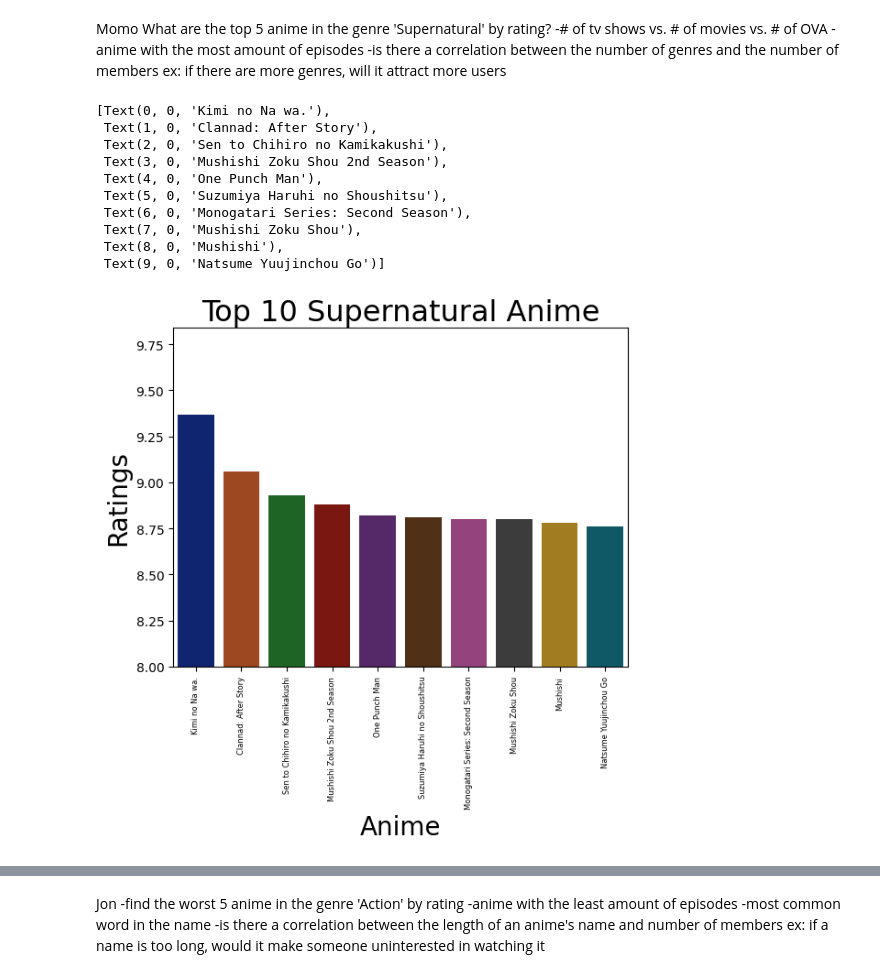
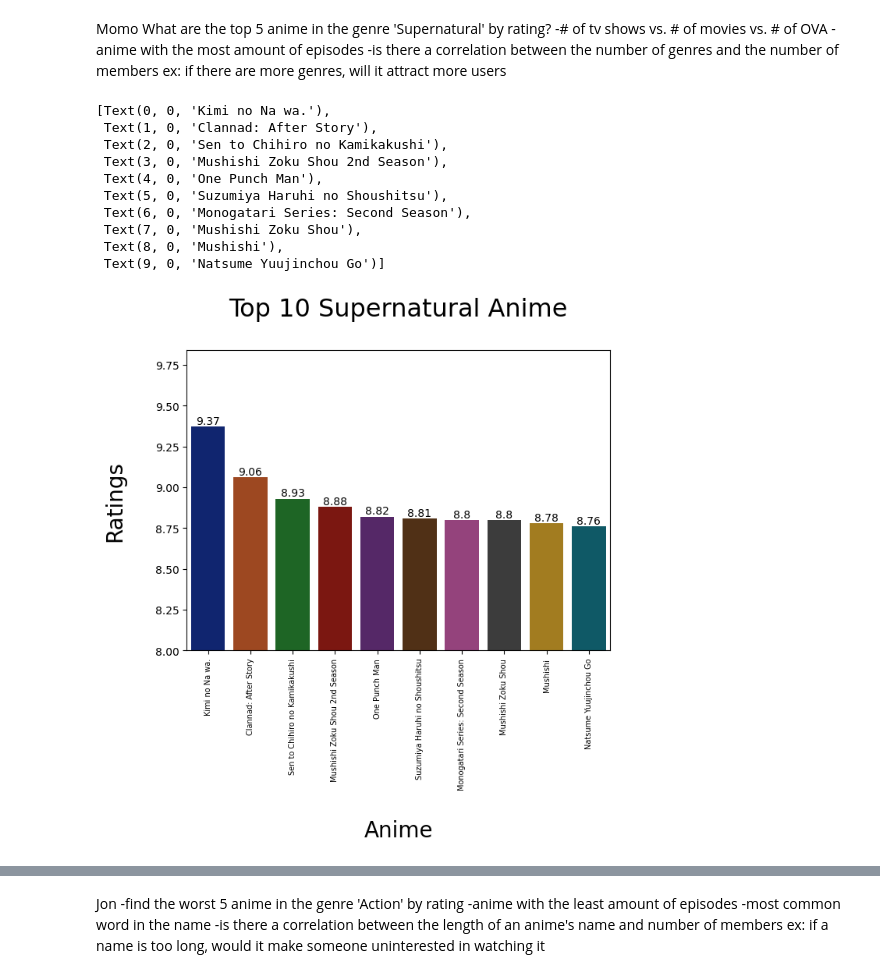
Before and after one commit to RizingTide/Anime-Recommender-Project, a Jupyter notebook: Anime Project 1.ipynb, the cells around one changed output, grey strips where cells are left out. Cells and saved outputs as stored; diff of their text form; code cells hidden in the pictures.

Commit message:
Added Insights and Histogram Added insisghts for bar chart, and pie graph. Added a histogram with a kde line

```diff
--- a/Anime Project 1.ipynb
+++ b/Anime Project 1.ipynb
@@ -109,33 +107,38 @@ What are the top 5 anime in the genre 'Supernatural' by rating?
 # %%
 # What are the top 10 anime in the genre 'Supernatural' by rating?
 # We should look into the anime dataframe and filter for supernatural genre. I know I can use .head(5) to display the top 5
 supernatural=(anime_df["genre"].apply(lambda x: "Supernatural" in str(x)))
 anime_df[supernatural].sort_values("rating", ascending=False).head(10)
 
 # Creating a Bar Chart using Seaborn
 anime_supernatural = anime_df[supernatural].sort_values("rating", ascending=False).head(10)
+plt.figure(figsize=(7,5))
 set_ax= sns.barplot(x="name", y="rating", data=anime_supernatural, palette="dark")
 
 # Setting the y range from 8 onwards, Setting the axis and title labels
 set_ax.set_ylim(8)
-set_ax.set_title("Top 10 Supernatural Anime", fontsize=23)
-set_ax.set_xlabel("Anime", fontsize=20)
-set_ax.set_ylabel("Ratings", fontsize=20)
+set_ax.set_title("Top 10 Supernatural Anime\n", fontsize=23)
+set_ax.set_xlabel("\nAnime", fontsize=20)
+set_ax.set_ylabel("Ratings\n", fontsize=20)
+
+# Putting bar label amounts for better viewing
+for i in set_ax.containers:
+    set_ax.bar_label(i)
 
 # Formatting and rotating the x tick labels for better viewing
-set_ax.set_xticklabels(set_ax.get_xticklabels(), fontsize=6, rotation=90)
+set_ax.set_xticklabels(set_ax.get_xticklabels(), fontsize=7, rotation=90)
 # %% [output]
 [Text(0, 0, 'Kimi no Na wa.'),
  Text(1, 0, 'Clannad: After Story'),
  Text(2, 0, 'Sen to Chihiro no Kamikakushi'),
  Text(3, 0, 'Mushishi Zoku Shou 2nd Season'),
  Text(4, 0, 'One Punch Man'),
  Text(5, 0, 'Suzumiya Haruhi no Shoushitsu'),
  Text(6, 0, 'Monogatari Series: Second Season'),
  Text(7, 0, 'Mushishi Zoku Shou'),
  Text(8, 0, 'Mushishi'),
  Text(9, 0, 'Natsume Yuujinchou Go')]
-[figure, old version]
+[figure, new version]
 # %%
 # Find # of tv shows vs. # of movies vs. # of OVA
 type_df=anime_df['type'].value_counts()
```
Also changed, not shown: parts of 8 cells of this notebook.
